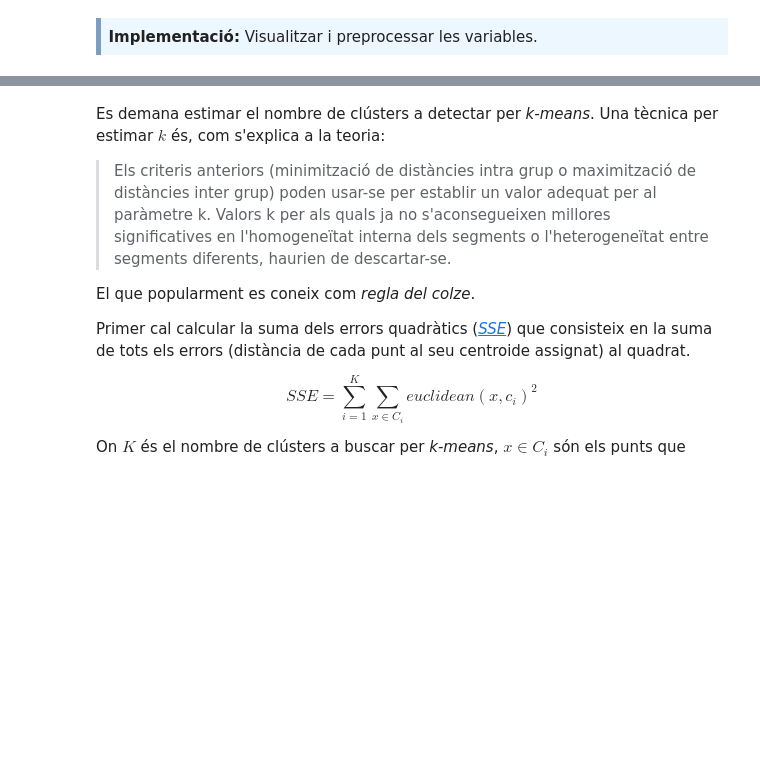
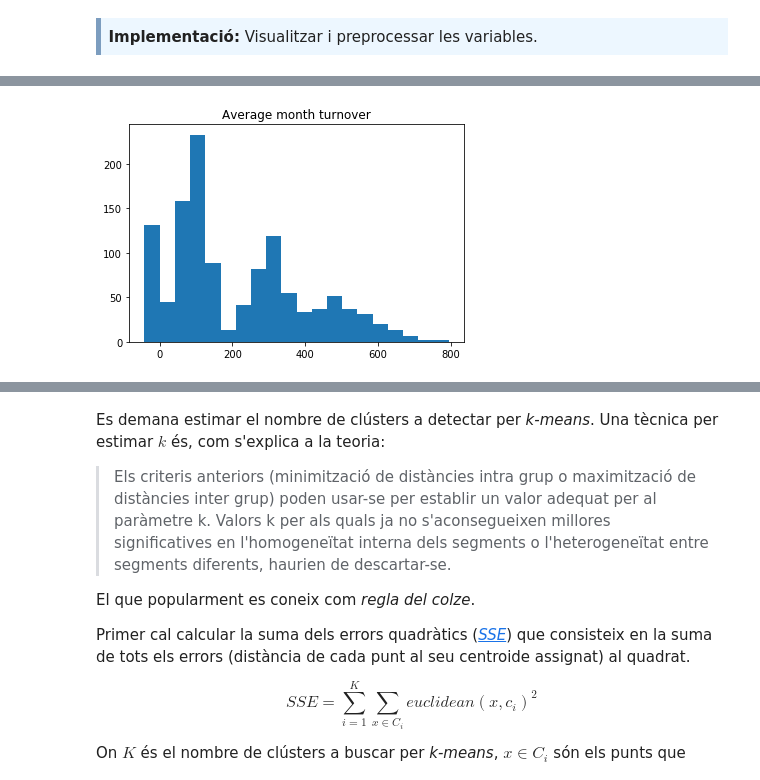
Before and after one commit to caran77/M2.955---Models-avan-ats-de-mineria-de-dades, a Jupyter notebook: PAC2/20191_M2.955_PAC2-Enunciat.ipynb, the cells around one changed output, grey strips where cells are left out. Saved outputs shown, nothing was run; the diff lists cells and outputs as text; code cells hidden in the pictures; blank space fills up the shorter version.

```diff
--- a/PAC2/20191_M2.955_PAC2-Enunciat.ipynb
+++ b/PAC2/20191_M2.955_PAC2-Enunciat.ipynb
@@ -55,3 +55,84 @@ Primer es demana visualitzar les variables per entendre com están distribuïdes
 <div style="background-color: #EDF7FF; border-color: #7C9DBF; border-left: 5px solid #7C9DBF; padding: 0.5em;">
 <strong>Implementació:</strong> Visualitzar i preprocessar les variables.
 </div>
+# %%
+# Carreguem les dades del data set
+retailDataSet = pd.read_csv("pec2_1.csv")
+
+# Obtenim i mostrem el nombre de files del dataset
+nombre_files = np.size(retailDataSet,0)
+print("Files: " + str(nombre_files))
+print("Valors nulls: "+str(np.count_nonzero(pd.isnull(retailDataSet))))
+print("Valors NaN: "+str(np.count_nonzero(np.isnan(retailDataSet))))
+
+# Mitja i desviació típica dels atributs
+retailDataSetResumen = pd.DataFrame([retailDataSet.mean(), retailDataSet.std(), retailDataSet.min(), retailDataSet.max()],
+                                    index=['Mitja', 'Desviació estàndard', 'Mínim', 'Màxim'])
+print(retailDataSetResumen)
+# Podem veure com les variables no estan a la mateixa escala. Si no volem que un atribut tingui més pes que un altre,
+# s'hauran de normalitzar
+# Crida l'atenció que hi hagi valors negatius per avg_month_turnover. Són:
+print(retailDataSet[retailDataSet.avg_month_turnover < 0])
+# Com l'objectiu és entendre les despeses per client, aquestes dades sembla que no són representatives
+# Però jo crec que sí que les hem d'incorporar, ja que és possible que als altres valors d'avg tambè estiguin
+# incorporades les devolucions (per exemple: 0 pot ser qualcú que ha comprat un producte i l'ha tornat el mateix dia)
+# Crec que es podrien excloure si tinguèssim tots els registres de compres i no la informació agrupada
+
+# Pintem els atributs
+# Average month turnover
+figamt, axsamt = plt.subplots(1, 1, tight_layout=False)
+axsamt.set_title("Average month turnover")
+axsamt.hist(retailDataSet.avg_month_turnover, bins=20)
+
+# Times per week
+figtpw, axstpw = plt.subplots(1, 1, tight_layout=False)
+axstpw.set_title("Times per week")
+axstpw.hist(retailDataSet.n_days_per_week, bins=20)
+
+# Purchases per month
+figppm, axsppm = plt.subplots(1, 1, tight_layout=False)
+axsppm.set_title("Purchases per month")
+axsppm.hist(retailDataSet.n_month_purchases, bins=20)
+
+# A primera vista, sembla que hi ha una correlació important entre variables
+# Mostrem les correlacions entre variables
+retailDataSetCorr = retailDataSet.corr()
+print(retailDataSetCorr)
+# Podem veure que hi ha una correlació molt forta entre n_days_per_week i n_month_purchases
+
+# Normalitzem les dades
+retailDataSetNorm = pd.DataFrame()
+avg_month_turnover_norm = []
+n_days_per_week_norm = []
+n_month_purchases_norm = []
+avg_month_turnover_dif = retailDataSet.avg_month_turnover.max() - retailDataSet.avg_month_turnover.min()
+n_days_per_week_norm_dif = retailDataSet.n_days_per_week.max() - retailDataSet.n_days_per_week.min()
+n_month_purchases_norm_dif = retailDataSet.n_month_purchases.max() - retailDataSet.n_month_purchases.min()
+for index, row in retailDataSet.iterrows():
+    avg_month_turnover_norm.append((row['avg_month_turnover'] -
+                                    retailDataSet.avg_month_turnover.min())/avg_month_turnover_dif)
+    n_days_per_week_norm.append((row['n_days_per_week'] -
+                                    retailDataSet.n_days_per_week.min())/n_days_per_week_norm_dif)
+    n_month_purchases_norm.append((row['n_month_purchases'] -
+                                    retailDataSet.n_month_purchases.min())/n_month_purchases_norm_dif)
+retailDataSetNorm['avg_month_turnover_norm'] = avg_month_turnover_norm
+retailDataSetNorm['n_days_per_week_norm'] = n_days_per_week_norm
+retailDataSetNorm['n_month_purchases_norm'] = n_month_purchases_norm
+
+# Pintem les dades normalitzades
+
+# Average month turnover
+figamtnorm, axsamtnorm = plt.subplots(1, 1, tight_layout=False)
+axsamtnorm.set_title("Average month turnover normalitzed")
+axsamtnorm.hist(retailDataSetNorm.avg_month_turnover_norm, bins=20)
+
+# Times per week
+figtpwnorm, axstpwnorm = plt.subplots(1, 1, tight_layout=False)
+axstpwnorm.set_title("Times per week normalitzed")
+axstpwnorm.hist(retailDataSetNorm.n_days_per_week_norm, bins=20)
+
+# Purchases per month
+figppmnorm, axsppmnorm = plt.subplots(1, 1, tight_layout=False)
+axsppmnorm.set_title("Purchases per month normalitzed")
+axsppmnorm.hist(retailDataSetNorm.n_month_purchases_norm, bins=20)
+# %% [output]
@@ -57,0 +162 @@ Primer es demana visualitzar les variables per entendre com están distribuïdes
+[figure, added]
```
Also changed, not shown: parts of 5 cells of this notebook.
